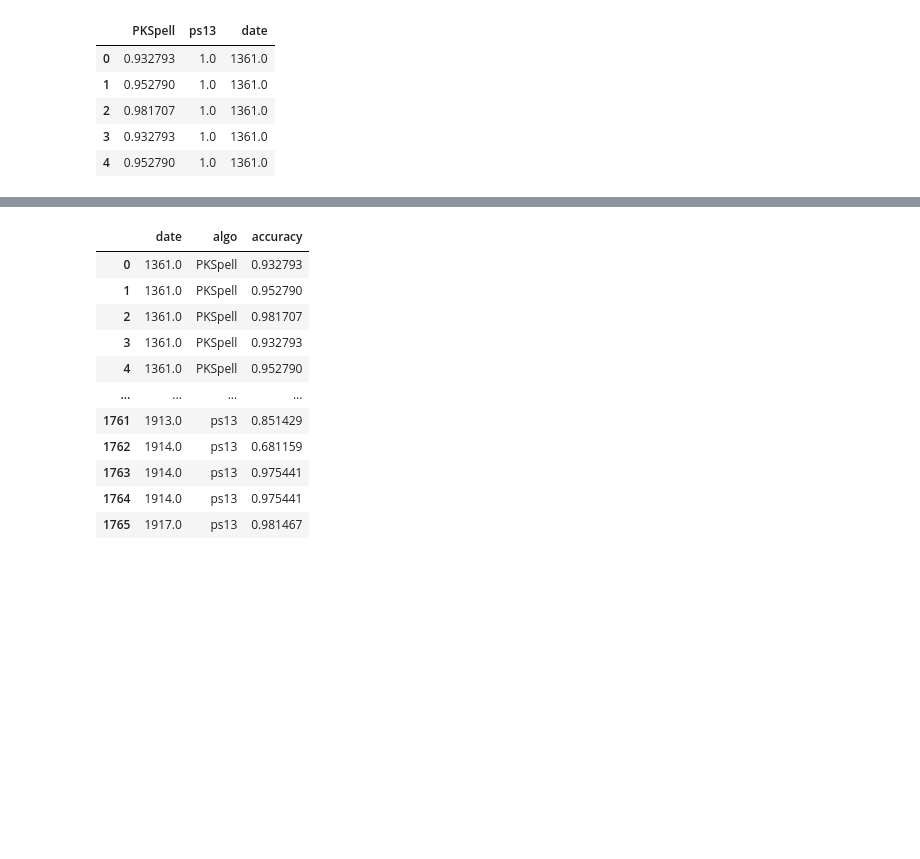
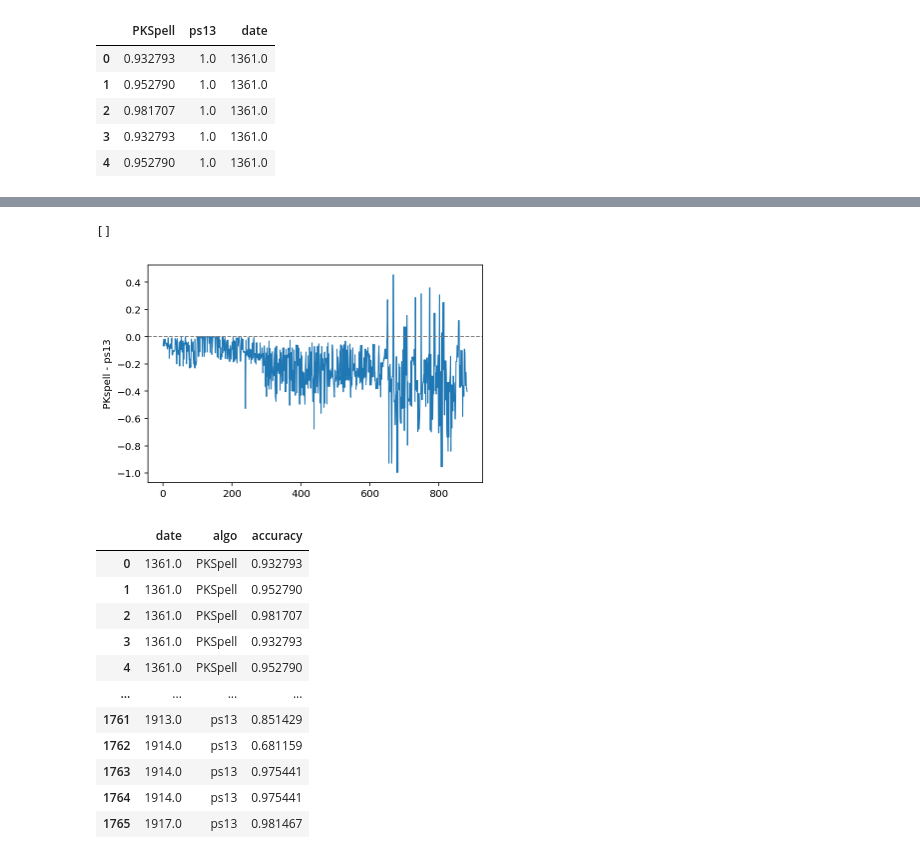
Before and after one commit to fabianmoss/pkspell, a Jupyter notebook: analysis/analysis.ipynb, the cells around one changed output, grey strips where cells are left out. Saved outputs shown, nothing was run; the diff lists cells and outputs as text; code cells hidden in the pictures; blank space fills up the shorter version.

```diff
--- a/analysis/analysis.ipynb
+++ b/analysis/analysis.ipynb
@@ -294,3 +293,11 @@ No artists with labels found to put in legend.  Note that artists whose label st
+# %%
+(df["PKSpell"] - df["ps13"]).plot(lw=1)
+plt.ylabel("PKspell - ps13")
+plt.axhline(0, c="grey", lw="1", ls="dashed")
+plt.plot()
+# %% [output]
+[]
+[figure, added]
 # %%
 df.melt(id_vars="date", var_name="algo", value_name="accuracy")
 # %% [output]
```
Also changed, not shown: parts of 1 cell of this notebook.
